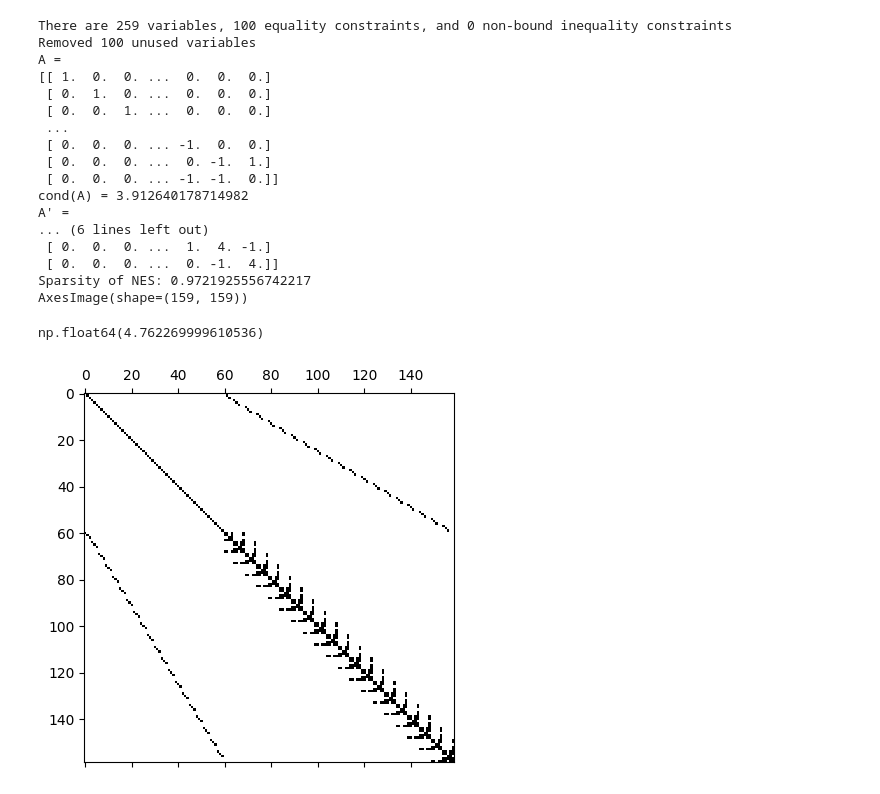
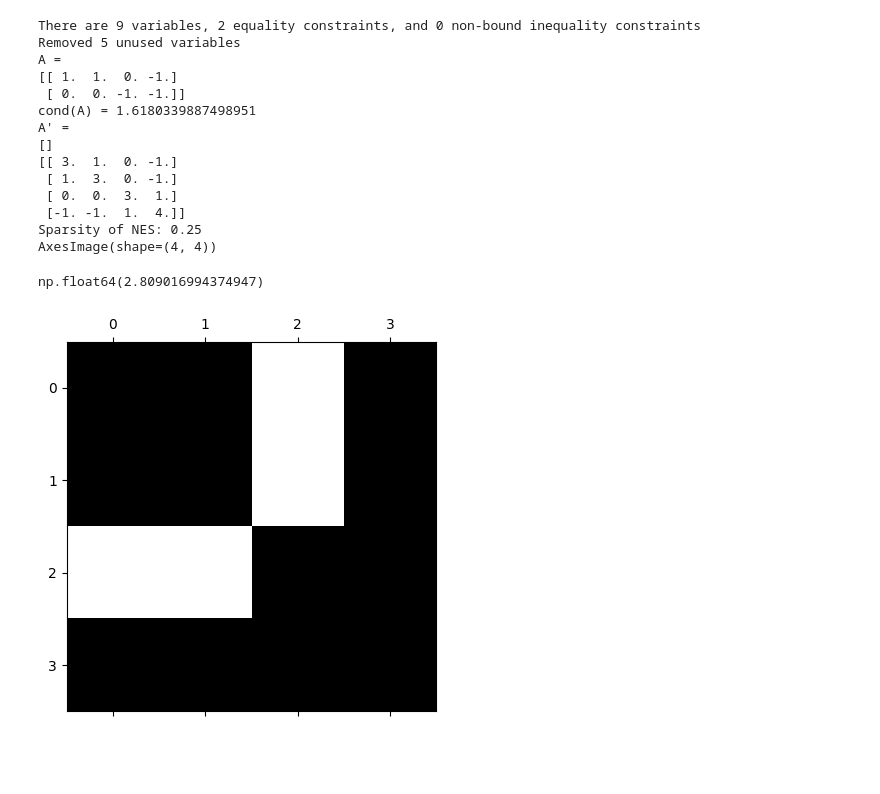
Before and after one commit to micpap25/ENG-QUANT, a Jupyter notebook: experiments/cond_unimodular_test.ipynb, the cells around one changed output. Cells and saved outputs as stored; diff of their text form; code cells hidden in the pictures; blank space fills up the shorter version.

```diff
--- a/experiments/cond_unimodular_test.ipynb
+++ b/experiments/cond_unimodular_test.ipynb
@@ -22,10 +19,9 @@ from relaxers.standard_form import standard_form # type: ignore[reportMissingImp
 np.set_printoptions(linewidth=np.inf)
 # %%
 # Number of copies of the network in the toy system
-N=20
+N=1
 
 # Whether the production and flow variables have upper bounds
-=True
 F_UPPER_BOUNDS=True
 
 # Whether the demand constraint is an equality or inequality
@@ -58,28 +54,25 @@ SURROGATE_BOUND_ABOVE = True
 # Whether to divide by lambda in an inner approximation
 REMOVE_DIVISION = False
 # %%
-toy_problem_to_json(N, , F_UPPER_BOUNDS, DEMAND_INEQUALITY, GAMMA, LAMBD,
+toy_problem_to_json(N, F_UPPER_BOUNDS, DEMAND_INEQUALITY, GAMMA, LAMBD,
                         EPS, DELTA, LP, LF, UP)
 quadratic_model_remove_quad()
 condition_number_nes_basic(bounds=2, verbose=True)
 # %% [output]
-There are 259 variables, 100 equality constraints, and 0 non-bound inequality constraints
-Removed 100 unused variables
+There are 9 variables, 2 equality constraints, and 0 non-bound inequality constraints
+Removed 5 unused variables
 A =
-[[ 1.  0.  0. ...  0.  0.  0.]
- [ 0.  1.  0. ...  0.  0.  0.]
- [ 0.  0.  1. ...  0.  0.  0.]
- ...
- [ 0.  0.  0. ... -1.  0.  0.]
- [ 0.  0.  0. ...  0. -1.  1.]
- [ 0.  0.  0. ... -1. -1.  0.]]
-cond(A) = 3.912640178714982
+[[ 1.  1.  0. -1.]
+ [ 0.  0. -1. -1.]]
+cond(A) = 1.6180339887498951
 A' =
-... (6 lines left out)
- [ 0.  0.  0. ...  1.  4. -1.]
- [ 0.  0.  0. ...  0. -1.  4.]]
-Sparsity of NES: 0.9721925556742217
-AxesImage(shape=(159, 159))
+[]
+[[ 3.  1.  0. -1.]
+ [ 1.  3.  0. -1.]
+ [ 0.  0.  3.  1.]
+ [-1. -1.  1.  4.]]
+Sparsity of NES: 0.25
+AxesImage(shape=(4, 4))
-np.float64(4.762269999610536)
+np.float64(2.809016994374947)
-[figure, old version]
+[figure, new version]
 # %%
```
Also changed, not shown: parts of 3 cells of this notebook, 8 other files.
